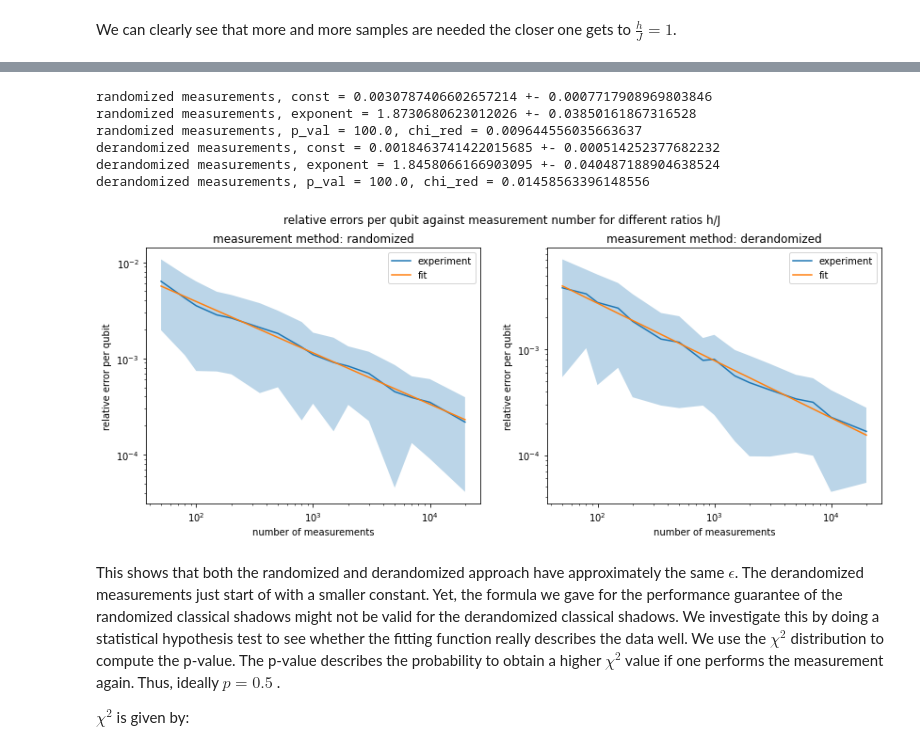
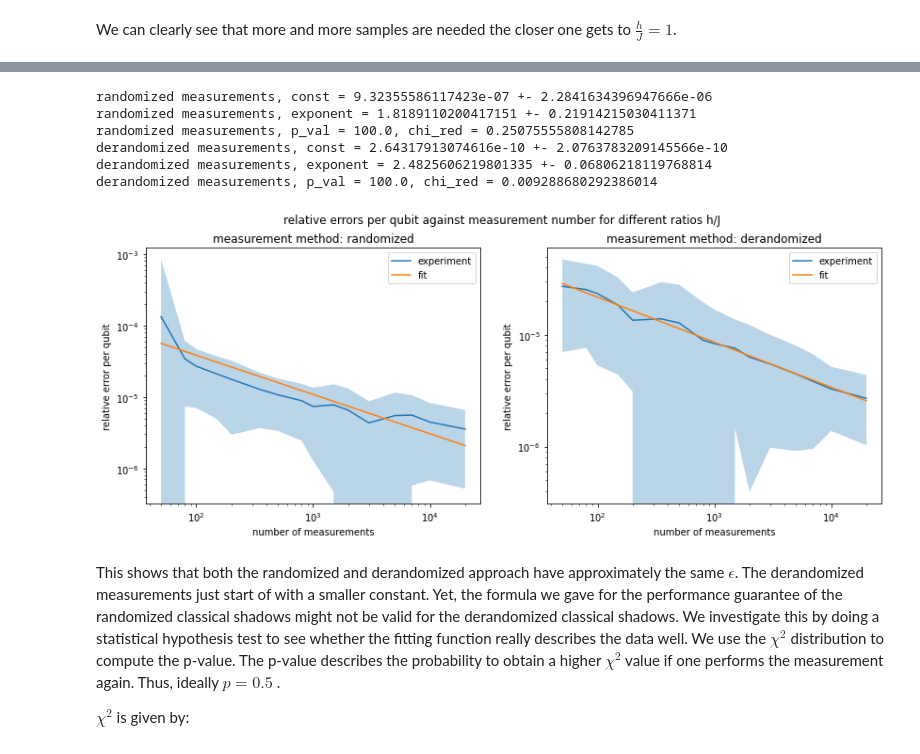
Before and after one commit to LennartBuerger/classical-shadows-for-1d-TFIM-energy-estimation, a Jupyter notebook: display_data/shadow_performance_analysis.ipynb, the cells around one changed output, grey strips where cells are left out. Cells and saved outputs as stored; diff of their text form; code cells hidden in the pictures.

```diff
--- a/display_data/shadow_performance_analysis.ipynb
+++ b/display_data/shadow_performance_analysis.ipynb
@@ -410,7 +398,7 @@ def compute_p_value_and_chi_red(data, params, data_std):
 # %%
 num_of_measurements = np.array([50, 80, 100, 150, 200, 350, 500, 800, 1000, 1500, 2000, 3000, 5000, 7000, 10000, 20000])
 batches = 50
-some_ratios = np.array([1.0])
+some_ratios = np.array([0.01])
 fig, axs = plt.subplots(1, 2)
 fig.set_figheight(5)
 fig.set_figwidth(14)
@@ -422,40 +410,40 @@ for l in range(0, 2):
         energy_brute = energy_dict[str(1)]['periodic'][str(qubit_num)][str(some_ratios[i])][0] * np.ones(np.size(num_of_measurements))
         save_direc_procedure = Path('data/shadow_measurements/measurement_procedure_ratio_'+\
                               str(some_ratios[i])+'_qubit_num_'+str(qubit_num)+'_method_'+measurement_methods[l]+'.npy')
         save_direc_index = Path('data/shadow_measurements/measurement_index_ratio_'+\
                               str(some_ratios[i])+'_qubit_num_'+str(qubit_num)+'_method_'+measurement_methods[l]+'.npy')
         measurement_procedure = np.lib.format.open_memmap(save_direc_procedure, dtype=np.str_, mode='r')
         measurement_index = np.lib.format.open_memmap(save_direc_index, dtype=np.int32, mode='r')
         for k in range(0, batches):
             for j in range(0, np.size(num_of_measurements)):
                 measurements = conversion_to_prediction_shadow_dict_shape(measurement_procedure[k*num_of_measurements[j]:(k+1)*num_of_measurements[j]],
                                                                           measurement_index[k*num_of_measurements[j]:(k+1)*num_of_measurements[j]], qubit_num)
                 energy_shadow[j] = TfimHamiltonianOpenFermion(qubit_num,
                                                            some_ratios[i], 1, 'periodic').energy_shadow(None,
                                                                                                        num_of_measurements[j],
                                                                                                        measurement_methods[l], measurements)
             errors[k,:] = np.abs(energy_shadow - energy_brute) / np.abs(energy_brute) / qubit_num
         error_mean = np.mean(errors, axis=0)
         error_std = np.std(errors, axis=0)
         popt, pcov = curve_fit(log_epsilon, np.log(num_of_measurements), np.log(error_mean), sigma=np.log(error_std))
         p_val, chi_red = compute_p_value_and_chi_red(error_mean, popt, error_std)
         print(measurement_methods[l] + ' measurements, const = ' + str(np.exp(popt[0])) + ' +- ' + str(np.exp(popt[0]) * np.sqrt(pcov[0][0])))
         print(measurement_methods[l] + ' measurements, exponent = ' + str(popt[1]) + ' +- ' + str(np.sqrt(pcov[1][1])))
         print(measurement_methods[l] + ' measurements, p_val = ' + str(p_val) + ', chi_red = ' + str(chi_red))
         axs[l].errorbar(num_of_measurements, error_mean, label = 'experiment')
         axs[l].fill_between(num_of_measurements, error_mean - error_std, error_mean + error_std, alpha = 0.3)
         axs[l].errorbar(num_of_measurements, np.exp(log_epsilon(np.log(num_of_measurements),popt[0], popt[1])), label='fit')
         axs[l].set(xscale='log', yscale='log', xlabel='number of measurements', ylabel = 'relative error per qubit')
         axs[l].set_title('measurement method: ' + str(measurement_methods[l]))
         axs[l].legend()
 # %% [output]
-randomized measurements, const = 0.0030787406602657214 +- 0.0007717908969803846
-randomized measurements, exponent = 1.8730680623012026 +- 0.03850161867316528
-randomized measurements, p_val = 100.0, chi_red = 0.009644556035663637
-derandomized measurements, const = 0.0018463741422015685 +- 0.000514252377682232
-derandomized measurements, exponent = 1.8458066166903095 +- 0.040487188904638524
-derandomized measurements, p_val = 100.0, chi_red = 0.01458563396148556
+randomized measurements, const = 9.32355586117423e-07 +- 2.2841634396947666e-06
+randomized measurements, exponent = 1.8189110200417151 +- 0.21914215030411371
+randomized measurements, p_val = 100.0, chi_red = 0.25075555808142785
+derandomized measurements, const = 2.64317913074616e-10 +- 2.0763783209145566e-10
+derandomized measurements, exponent = 2.4825606219801335 +- 0.06806218119768814
+derandomized measurements, p_val = 100.0, chi_red = 0.009288680292386014
-[figure, old version]
+[figure, new version]
 # %% [markdown]
 This shows that both the randomized and derandomized approach have approximately
 the same $\epsilon$. The
```
Also changed, not shown: parts of 3 cells of this notebook, 9 other files.
